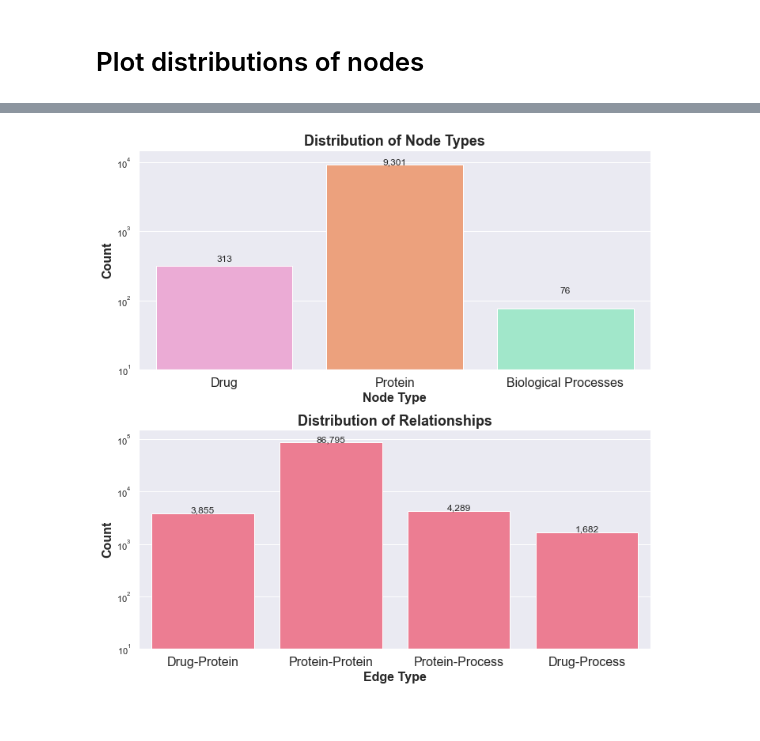
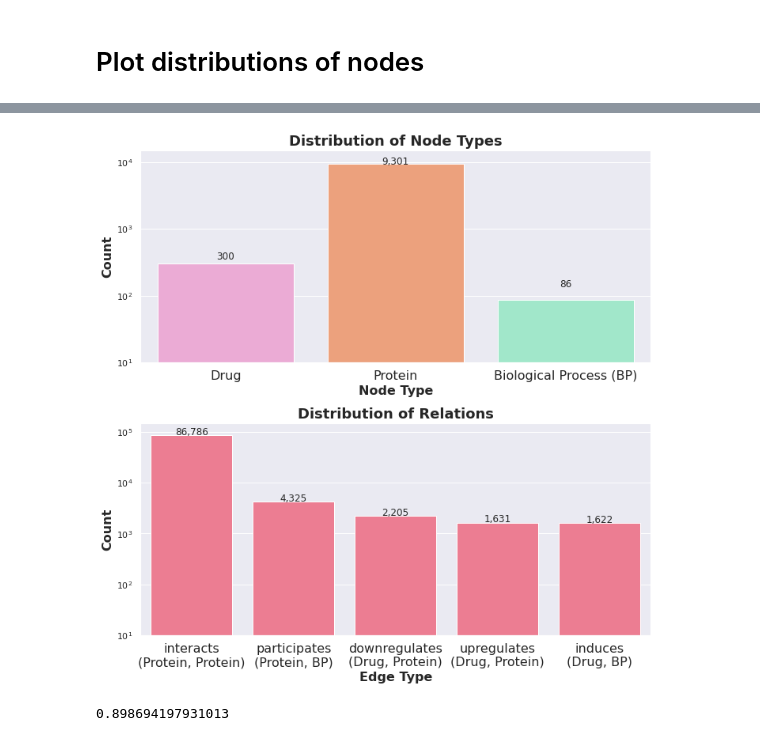
Before and after one commit to laurendelong21/MoA-Net, a Jupyter notebook: notebooks/8_kg_distributions.ipynb, the cells around one changed output, grey strips where cells are left out. Cells and saved outputs as stored; diff of their text form; code cells hidden in the pictures.

Commit message:
Adding notebook which creates node and edge count figures, and the figures too

```diff
--- a/notebooks/8_kg_distributions.ipynb
+++ b/notebooks/8_kg_distributions.ipynb
@@ -111,7 +182,7 @@ data_nodes = {
         len(proteins),
         len(bps),
     ],
-    'Node Types':['Drugs','Genes/Proteins','Biological processes']
+    'Node Types':['Drugs','Genes/Proteins','Biological Processes']
 }
 
 node_df = pd.DataFrame(data=data_nodes)
@@ -147,0 +195,15 @@ edges_df
+# %%
+predicates = {'interacts': 'interacts\n(Protein, Protein)',
+ 'participates': 'participates\n(Protein, BP)',
+ 'downregulates': 'downregulates\n(Drug, Protein)',
+ 'upregulates': 'upregulates\n(Drug, Protein)',
+ 'induces': 'induces\n(Drug, BP)'}
+# %%
+relations = {predicates[key]: val for key, val in relations.items()}
+# %%
+# Convert dictionary items to a list of tuples
+data_list = [(key, value) for key, value in relations.items()]
+
+# Create a DataFrame from the list of tuples
+edges_df = pd.DataFrame(data_list, columns=['Edge Types', 'Count'])
+edges_df
@@ -163,7 +232,7 @@ plt.title(
 )
 plt.xlabel("Node Type", fontsize=16, fontweight="bold")
 plt.ylabel("Count", fontsize=16, fontweight="bold")
-plt.xticks(bx1.get_xticks(), labels=['Drug', 'Protein', 'Biological Processes'], fontsize=16)
+plt.xticks(bx1.get_xticks(), labels=['Drug', 'Protein', 'Biological Process (BP)'], fontsize=16)
 plt.ylim(10, 15000)
 plt.yscale("log") #the log transformation
 
@@ -177,33 +246,38 @@ plt.subplot(2, 1, 2)
 bx2 = sns.barplot(
     x="Edge Types", y="Count", data=edges_df,
     color='#fe6b86'
 )
 plt.title(
-    'Distribution of Relationships',
+    'Distribution of Relations',
     fontsize=18,
     fontweight="bold"
 )
 plt.xlabel("Edge Type", fontsize=16, fontweight="bold")
 plt.ylabel("Count", fontsize=16, fontweight="bold")
-plt.xticks(bx2.get_xticks(), labels=['Drug-Protein','Protein-Protein','Protein-Process', 'Drug-Process'], fontsize=16)
+plt.xticks(bx2.get_xticks(), labels=list(edges_df['Edge Types']), fontsize=16)
 plt.ylim(10, 150000)
 
 plt.yscale("log") #the log transformation
 
 # Add counts above bars
 for p in bx2.patches:
     _x = p.get_x() + p.get_width() / 2
     _y = p.get_y() + p.get_height() + 50
     value = int(p.get_height())
     bx2.text(_x, _y, f'{value:,}', ha="center")
 
 
 plt.tight_layout()
 plt.savefig(
     f'{FIG_DIR}/graph-stats.png',
     dpi=400,
     bbox_inches='tight',
 )
 plt.show()
 # %% [output]
-[figure, old version]
+[figure, new version]
+# %%
+ratio_interacts = edges_df.loc[edges_df['Edge Types']=='interacts\n(Protein, Protein)']['Count'].sum() / edges_df['Count'].sum()
+ratio_interacts
+# %% [output]
+0.898694197931013
```
Also changed, not shown: parts of 24 cells of this notebook, 2 other files.
